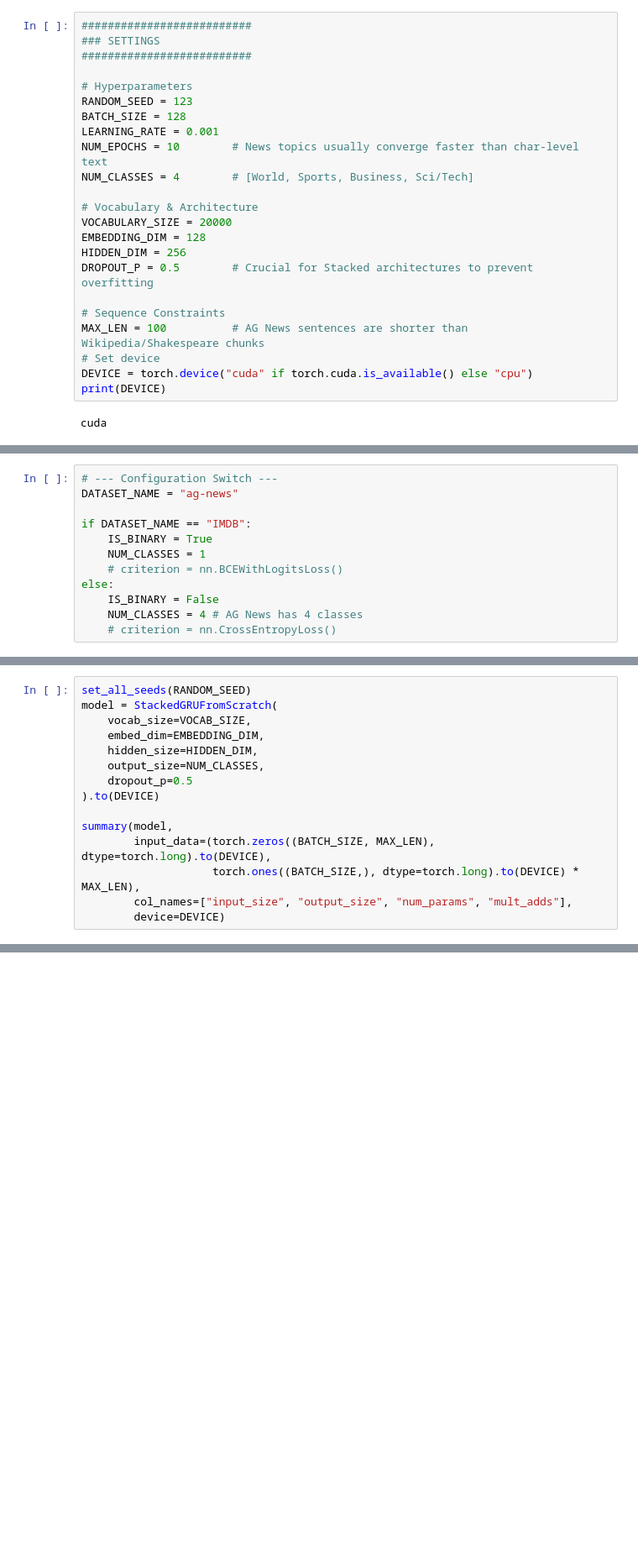
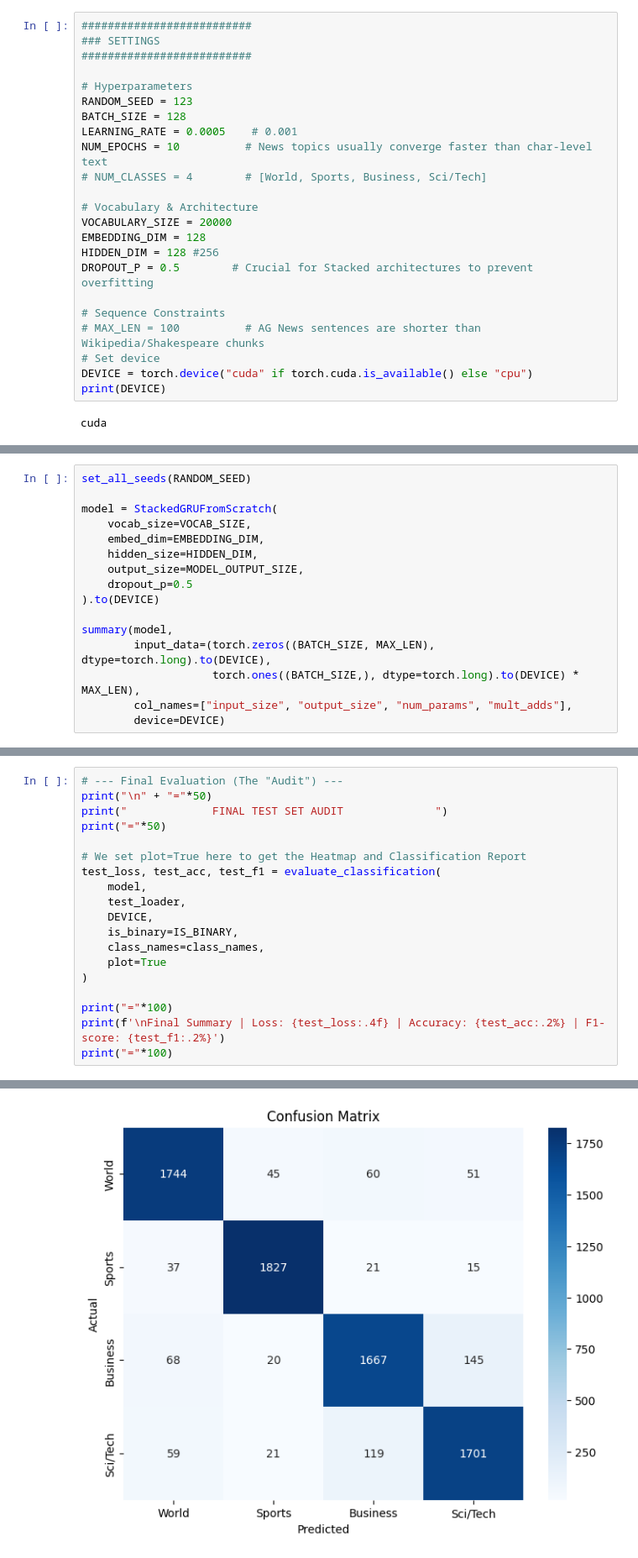
Before and after one commit to chizkidd/deep-learning-models, a Jupyter notebook: pytorch/rnn/rnn-gru-stack-agnews.ipynb, the cells around one changed output, grey strips where cells are left out. Shown at 84% size. Saved outputs shown, nothing was run; the diff lists cells and outputs as text; blank space fills up the shorter version.

```diff
--- a/pytorch/rnn/rnn-gru-stack-agnews.ipynb
+++ b/pytorch/rnn/rnn-gru-stack-agnews.ipynb
@@ -120,18 +125,18 @@ def set_all_seeds(seed):
 # Hyperparameters
 RANDOM_SEED = 123
 BATCH_SIZE = 128
-LEARNING_RATE = 0.001
-NUM_EPOCHS = 10        # News topics usually converge faster than char-level text
-NUM_CLASSES = 4        # [World, Sports, Business, Sci/Tech]
+LEARNING_RATE = 0.0005    # 0.001
+NUM_EPOCHS = 10          # News topics usually converge faster than char-level text
+# NUM_CLASSES = 4        # [World, Sports, Business, Sci/Tech]
 
 # Vocabulary & Architecture
 VOCABULARY_SIZE = 20000
 EMBEDDING_DIM = 128
-HIDDEN_DIM = 256
+HIDDEN_DIM = 128 #256
 DROPOUT_P = 0.5        # Crucial for Stacked architectures to prevent overfitting
 
 # Sequence Constraints
-MAX_LEN = 100          # AG News sentences are shorter than Wikipedia/Shakespeare chunks
+# MAX_LEN = 100          # AG News sentences are shorter than Wikipedia/Shakespeare chunks
 # Set device
 DEVICE = torch.device("cuda" if torch.cuda.is_available() else "cpu")
 print(DEVICE)
@@ -364,12 +397,0 @@ MAX_LEN
-# %%
-# --- Configuration Switch ---
-DATASET_NAME = "ag-news"
-
-if DATASET_NAME == "IMDB":
-    IS_BINARY = True
-    NUM_CLASSES = 1
-    # criterion = nn.BCEWithLogitsLoss()
-else:
-    IS_BINARY = False
-    NUM_CLASSES = 4 # AG News has 4 classes
-    # criterion = nn.CrossEntropyLoss()
@@ -376,10 +402,11 @@ else:
 # %%
 set_all_seeds(RANDOM_SEED)
+
 model = StackedGRUFromScratch(
     vocab_size=VOCAB_SIZE,
     embed_dim=EMBEDDING_DIM,
     hidden_size=HIDDEN_DIM,
-    output_size=NUM_CLASSES,
+    output_size=MODEL_OUTPUT_SIZE,
     dropout_p=0.5
 ).to(DEVICE)
 
@@ -587,0 +687,20 @@ plot_history(history)
+# %%
+# --- Final Evaluation (The "Audit") ---
+print("\n" + "="*50)
+print("             FINAL TEST SET AUDIT              ")
+print("="*50)
+
+# We set plot=True here to get the Heatmap and Classification Report
+test_loss, test_acc, test_f1 = evaluate_classification(
+    model,
+    test_loader,
+    DEVICE,
+    is_binary=IS_BINARY,
+    class_names=class_names,
+    plot=True
+)
+
+print("="*100)
+print(f'\nFinal Summary | Loss: {test_loss:.4f} | Accuracy: {test_acc:.2%} | F1-score: {test_f1:.2%}')
+print("="*100)
+# %% [output]
@@ -587,0 +723 @@ plot_history(history)
+[figure, added]
```
Also changed, not shown: parts of 25 cells of this notebook.
